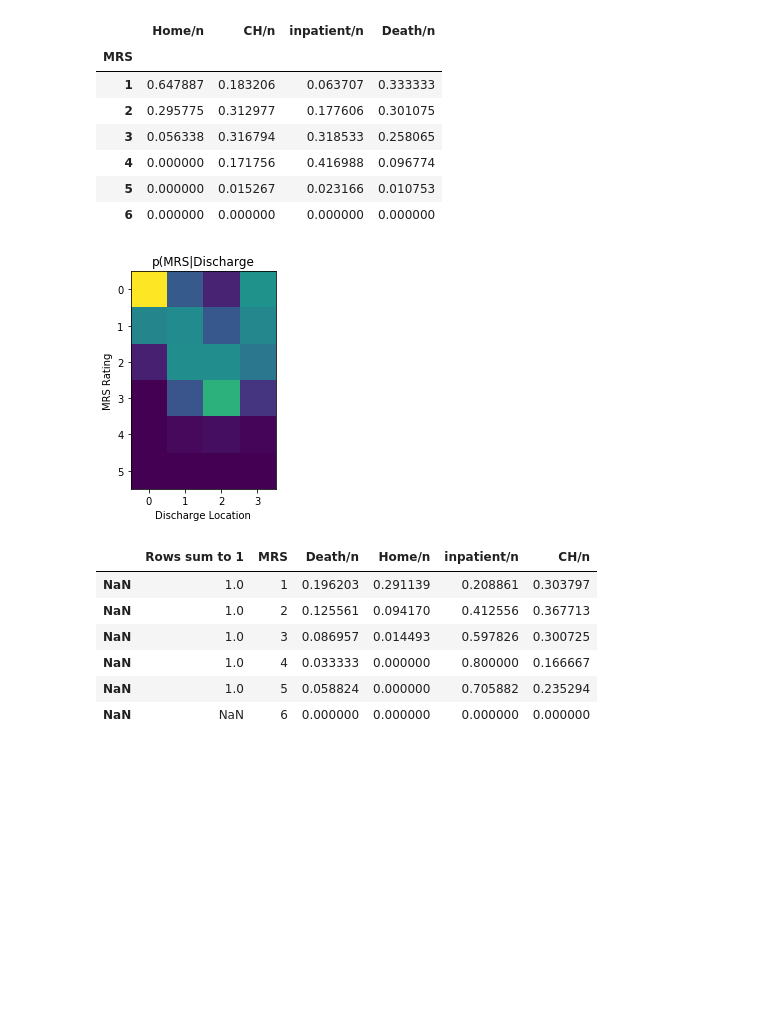
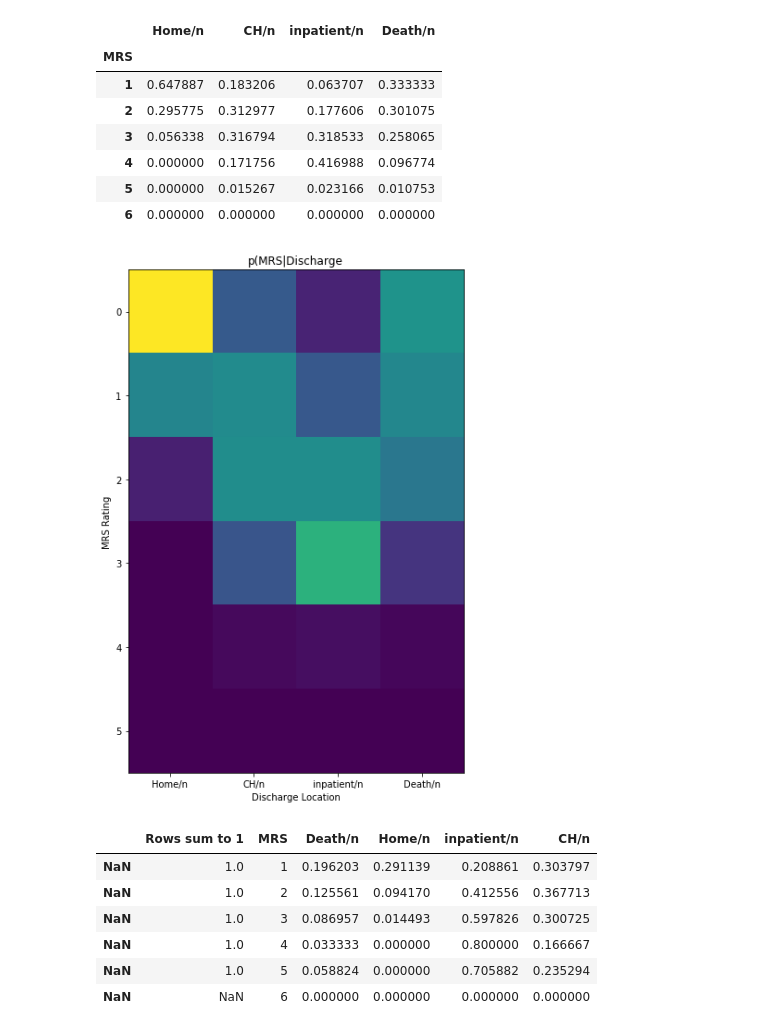
Before and after one commit to archydeberker/stroke-discharge, a Jupyter notebook: code/Patient_Discharge_Data.ipynb, the cells around one changed output. Saved outputs shown, nothing was run; the diff lists cells and outputs as text; code cells hidden in the pictures; blank space fills up the shorter version.

```diff
--- a/code/Patient_Discharge_Data.ipynb
+++ b/code/Patient_Discharge_Data.ipynb
@@ -16,7 +19,7 @@ import pandas as pd
 # %% [markdown]
 ## Exploring the data
 # %%
-df = pd.read_excel('destinations.xls', header=2, index='MRS')
+df = pd.read_excel('../data/destinations.xls', header=2, index='MRS')
 # %%
 df = df.set_index('MRS')
 # %%
@@ -37,11 +38,13 @@ df
 # %%
 mtx = df.as_matrix()
 # %%
+plt.figure(figsize=(10,10))
 plt.title('p(MRS|Discharge')
 plt.imshow(mtx)
 plt.xlabel('Discharge Location')
+plt.xticks(range(4), df.columns.values)
 plt.ylabel('MRS Rating')
 plt.show()
 # %% [output]
-[figure, old version]
+[figure, new version]
 # %%
```
Also changed, not shown: parts of 7 cells of this notebook.
